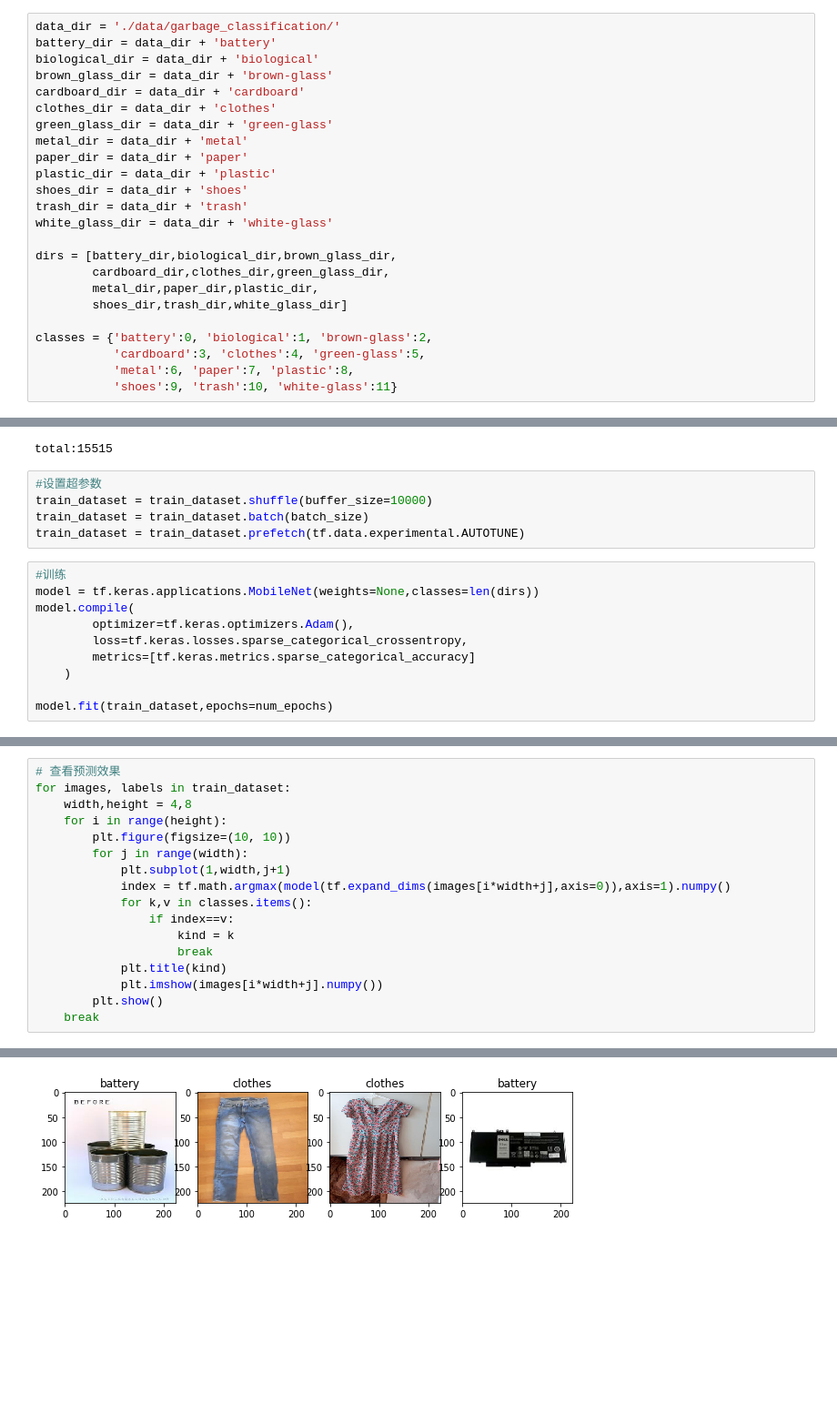
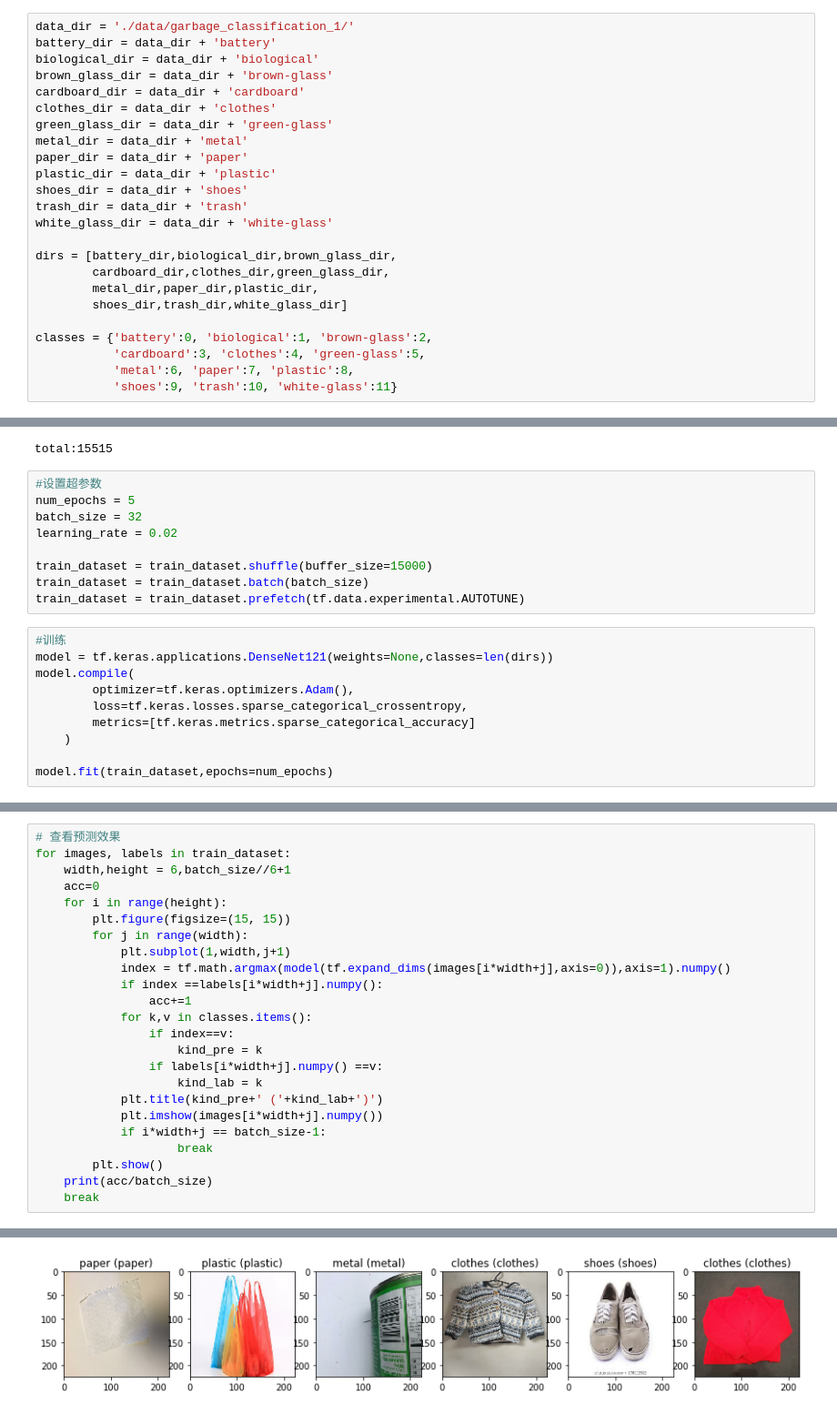
Before and after one commit to iMbaGong/classify_garbage, a Jupyter notebook: classify_garbage.ipynb, the cells around one changed output, grey strips where cells are left out. Shown at 91% size. Cells and saved outputs as stored; diff of their text form; blank space fills up the shorter version.

Commit message:
densenet

```diff
--- a/classify_garbage.ipynb
+++ b/classify_garbage.ipynb
@@ -15,7 +12,7 @@ learning_rate = 0.01
 # train_bottle_dir = data_dir + '/train/塑料瓶/'
 # train_chopsticks_dir = data_dir + '/train/一次性筷子/'
 # %%
-data_dir = './data/garbage_classification/'
+data_dir = './data/garbage_classification_1/'
 battery_dir = data_dir + 'battery'
 biological_dir = data_dir + 'biological'
 brown_glass_dir = data_dir + 'brown-glass'
@@ -65,12 +62,16 @@ train_dataset = train_dataset.map(
 total:15515
 # %%
 #设置超参数
-train_dataset = train_dataset.shuffle(buffer_size=10000)
+num_epochs = 5
+batch_size = 32
+learning_rate = 0.02
+
+train_dataset = train_dataset.shuffle(buffer_size=15000)
 train_dataset = train_dataset.batch(batch_size)
 train_dataset = train_dataset.prefetch(tf.data.experimental.AUTOTUNE)
 # %%
 #训练
-model = tf.keras.applications.MobileNet(weights=None,classes=len(dirs))
+model = tf.keras.applications.DenseNet121(weights=None,classes=len(dirs))
 model.compile(
         optimizer=tf.keras.optimizers.Adam(),
         loss=tf.keras.losses.sparse_categorical_crossentropy,
@@ -87,18 +94,25 @@ Epoch 2/2
 # %%
 # 查看预测效果
 for images, labels in train_dataset:
-    width,height = 4,8
+    width,height = 6,batch_size//6+1
+    acc=0
     for i in range(height):
-        plt.figure(figsize=(10, 10))
+        plt.figure(figsize=(15, 15))
         for j in range(width):
             plt.subplot(1,width,j+1)
             index = tf.math.argmax(model(tf.expand_dims(images[i*width+j],axis=0)),axis=1).numpy()
+            if index ==labels[i*width+j].numpy():
+                acc+=1
             for k,v in classes.items():
                 if index==v:
-                    kind = k
+                    kind_pre = k
+                if labels[i*width+j].numpy() ==v:
+                    kind_lab = k
+            plt.title(kind_pre+' ('+kind_lab+')')
+            plt.imshow(images[i*width+j].numpy())
+            if i*width+j == batch_size-1:
                     break
-            plt.title(kind)
-            plt.imshow(images[i*width+j].numpy())
         plt.show()
+    print(acc/batch_size)
     break
 # %% [output]
@@ -106 +119 @@ for images, labels in train_dataset:
-[figure, old version]
+[figure, new version]
```
Also changed, not shown: parts of 4 cells of this notebook, 4 other files.
